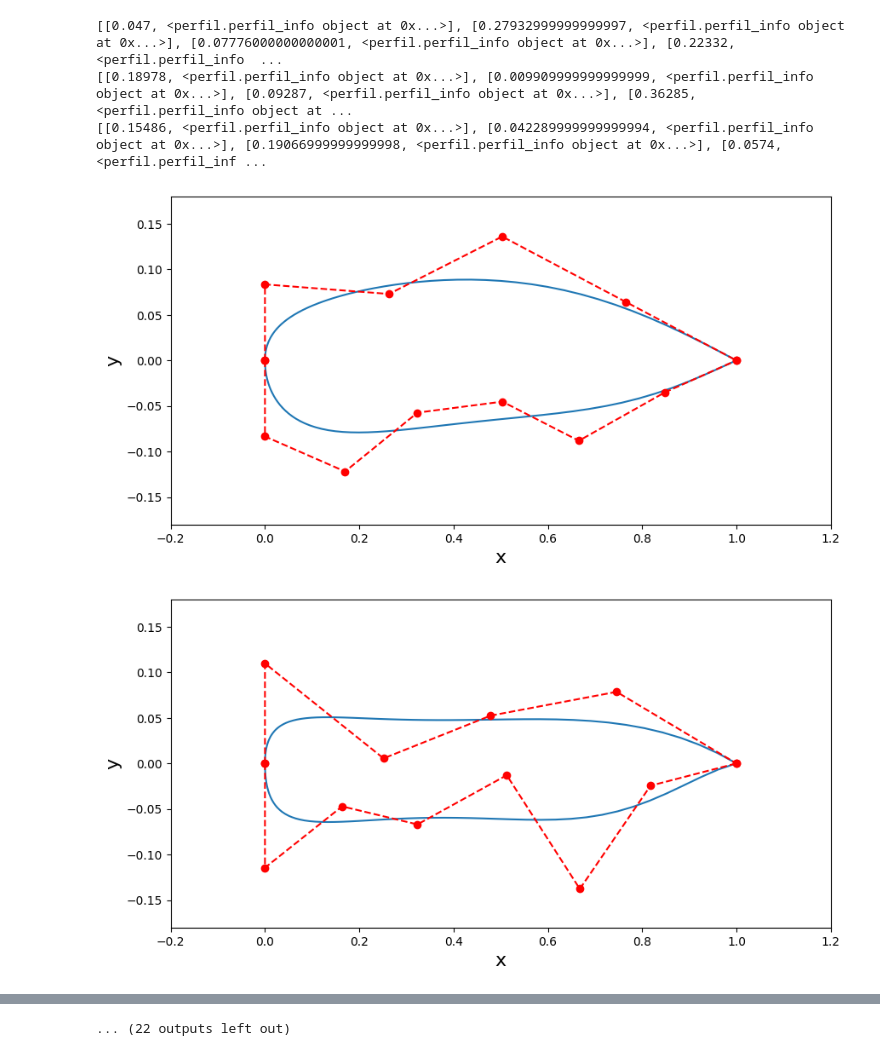
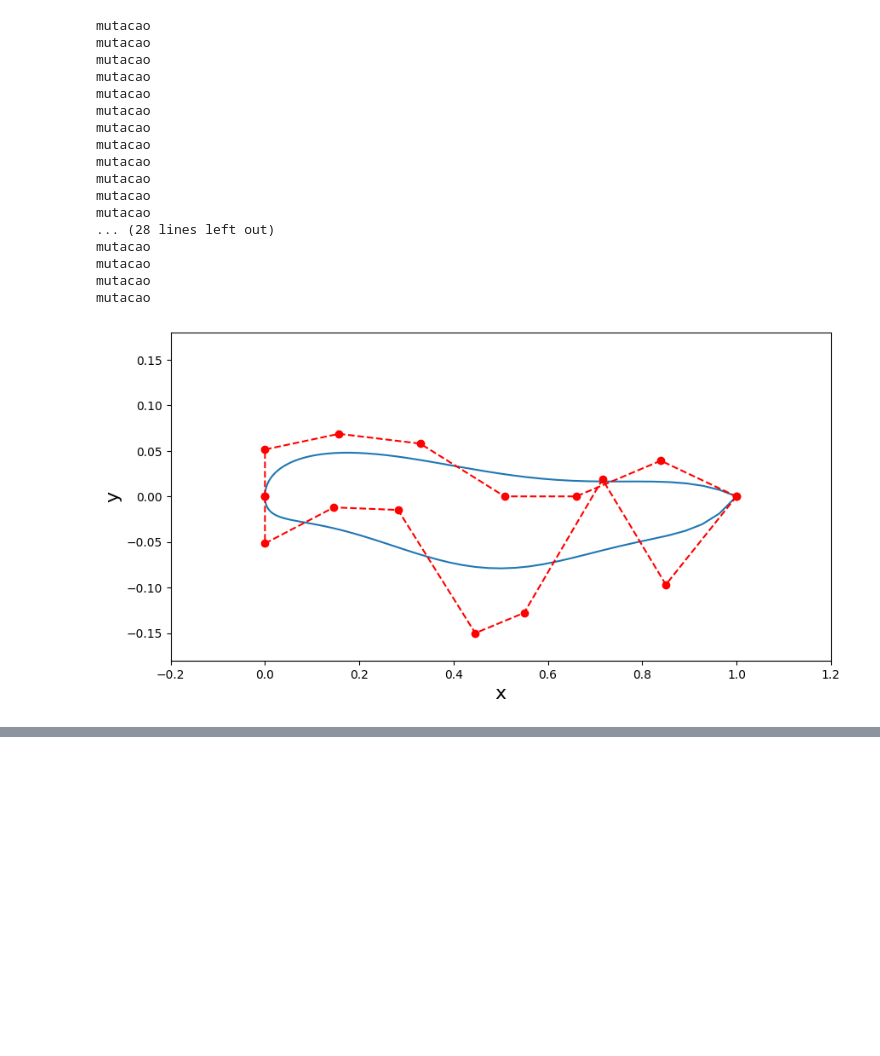
Before and after one commit to joaomanoel0/otimizador_de_perfil_aero_2023, a Jupyter notebook: main_p.ipynb, the cells around one changed output, grey strips where cells are left out. Saved outputs shown, nothing was run; the diff lists cells and outputs as text; code cells hidden in the pictures; blank space fills up the shorter version.

```diff
--- a/main_p.ipynb
+++ b/main_p.ipynb
@@ -3,9 +3,9 @@ from Otimiza_Classe import otimizador
 from perfil import perfil_info
 # %%
 matriz_perfis = []
-num_geracoes = 3
+num_geracoes = 5
 num_filhos = 10
 # %%
-perfis = otimizador.gera_perfis(num_filhos*2)
+perfis = otimizador.gera_perfis(num_filhos)
 matriz_perfis.append(perfis)
 # %% [output]
@@ -30,10 +18,22 @@ None
 # %%
-for i in range(num_geracoes):
-    perfis = otimizador.evolui(perfis, num_filhos)
-    matriz_perfis.append(perfis)
+for i in range(num_geracoes-1):
+    matriz_perfis.append(otimizador.ranking_individuos(otimizador.evolui(matriz_perfis[i], num_filhos)))
 # %% [output]
-[[0.047, <perfil.perfil_info object at 0x...>], [0.27932999999999997, <perfil.perfil_info object at 0x...>], [0.07776000000000001, <perfil.perfil_info object at 0x...>], [0.22332, <perfil.perfil_info  ...
-[[0.18978, <perfil.perfil_info object at 0x...>], [0.009909999999999999, <perfil.perfil_info object at 0x...>], [0.09287, <perfil.perfil_info object at 0x...>], [0.36285, <perfil.perfil_info object at ...
-[[0.15486, <perfil.perfil_info object at 0x...>], [0.042289999999999994, <perfil.perfil_info object at 0x...>], [0.19066999999999998, <perfil.perfil_info object at 0x...>], [0.0574, <perfil.perfil_inf ...
+mutacao
+mutacao
+mutacao
+mutacao
+mutacao
+mutacao
+mutacao
+mutacao
+mutacao
+mutacao
+mutacao
+mutacao
+... (28 lines left out)
+mutacao
+mutacao
+mutacao
+mutacao
-[figure, old version]
+[figure, new version]
-[figure, removed]
@@ -49 +39,0 @@ for i in range(num_geracoes):
-... (22 outputs left out)
```
Also changed, not shown: parts of 5 cells of this notebook, 4 other files.
